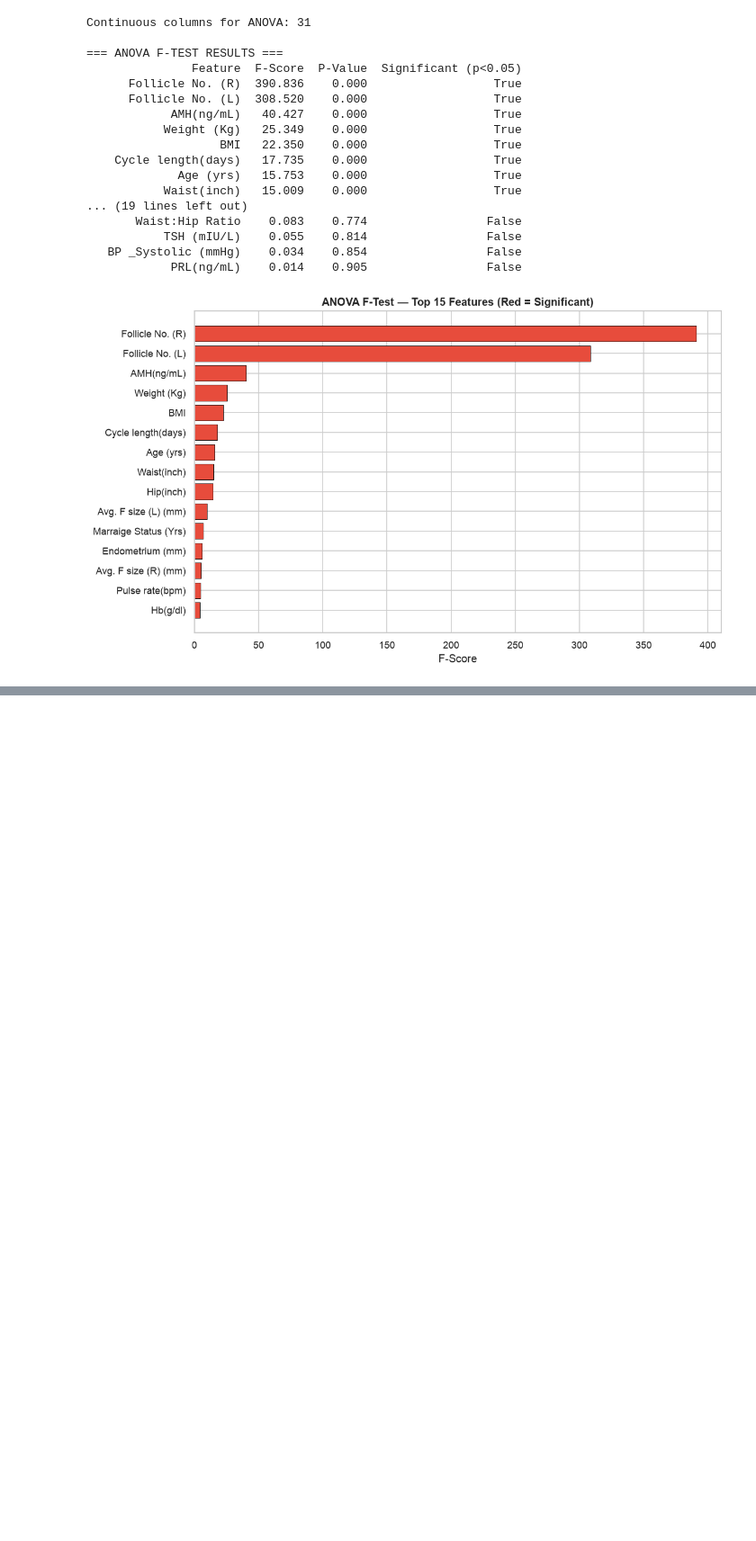
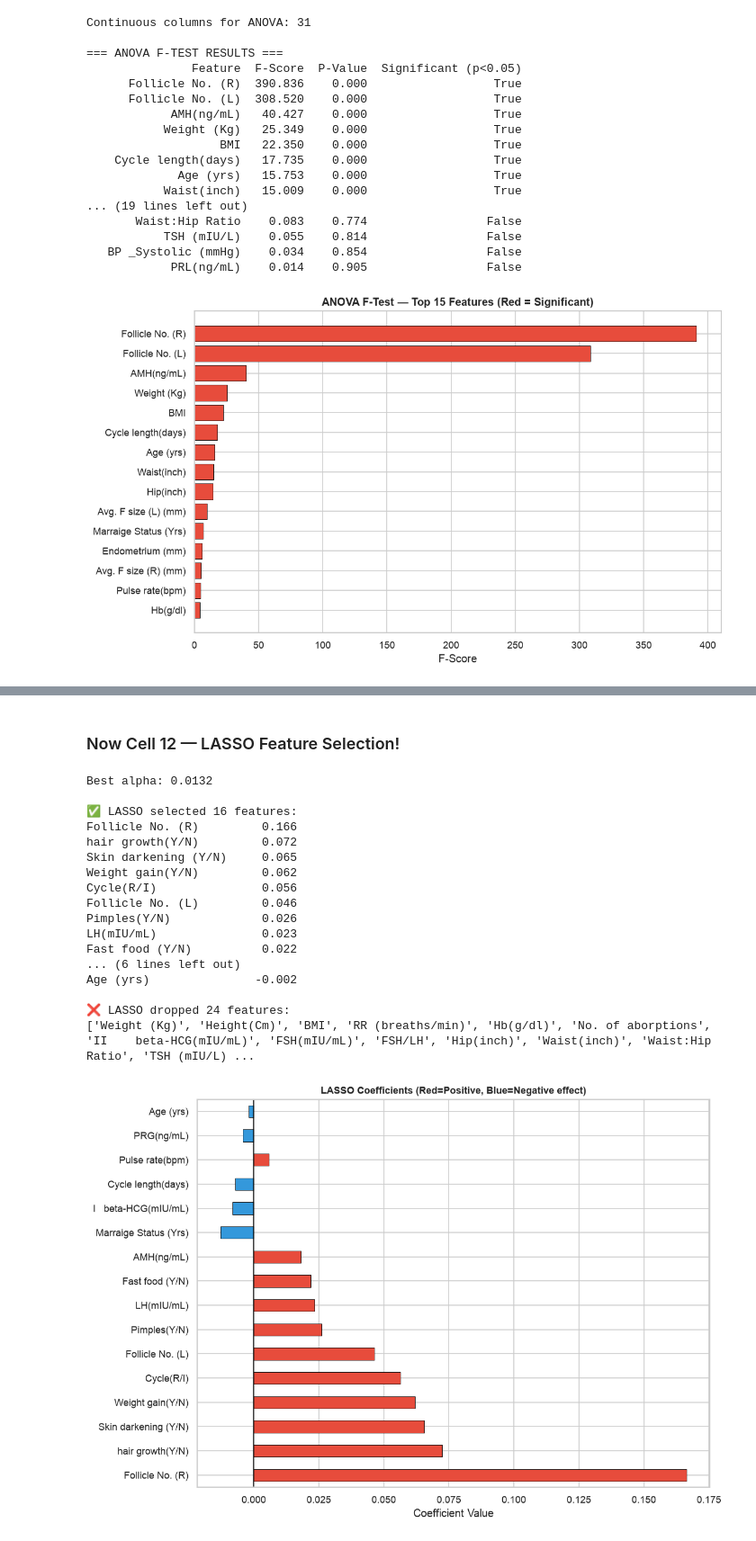
Before and after one commit to annnx7172-cell/PMOS_PROJECT, a Jupyter notebook: notebook/Block2_Preprocessing.ipynb, the cells around one changed output, grey strips where cells are left out. Shown at 90% size. Drawn from its saved outputs; the diff is of its cells as text; code cells hidden in the pictures; blank space fills up the shorter version.

Commit message:
Block 2 — LASSO feature selection complete, 16 features selected

```diff
--- a/notebook/Block2_Preprocessing.ipynb
+++ b/notebook/Block2_Preprocessing.ipynb
@@ -289,0 +385,55 @@ Continuous columns for ANOVA: 31
+# %% [markdown]
+### Now Cell 12 — LASSO Feature Selection!
+# %%
+# Scale features — LASSO is scale sensitive
+scaler_temp = StandardScaler()
+X_filled = X.fillna(X.median())
+X_scaled_temp = scaler_temp.fit_transform(X_filled)
+X_scaled_df = pd.DataFrame(X_scaled_temp, columns=X.columns)
+
+# LassoCV — finds best alpha via cross validation
+lasso = LassoCV(cv=5, random_state=42, max_iter=10000)
+lasso.fit(X_scaled_df, y)
+
+print(f'Best alpha: {lasso.alpha_:.4f}')
+
+# Features with non-zero coefficients
+lasso_coef = pd.Series(lasso.coef_, index=X.columns)
+lasso_selected = lasso_coef[lasso_coef != 0].sort_values(key=abs, ascending=False)
+lasso_dropped  = lasso_coef[lasso_coef == 0].index.tolist()
+
+print(f'\n✅ LASSO selected {len(lasso_selected)} features:')
+print(lasso_selected.round(4).to_string())
+print(f'\n❌ LASSO dropped {len(lasso_dropped)} features:')
+print(lasso_dropped)
+
+# Plot
+plt.figure(figsize=(10, 7))
+colors = ['#e74c3c' if v > 0 else '#3498db' for v in lasso_selected]
+lasso_selected.plot(kind='barh', color=colors, edgecolor='black', linewidth=0.5)
+plt.axvline(x=0, color='black', linewidth=1)
+plt.title('LASSO Coefficients (Red=Positive, Blue=Negative effect)',
+          fontsize=11, fontweight='bold')
+plt.xlabel('Coefficient Value')
+plt.tight_layout()
+plt.savefig('outputs/plots/B2_04_lasso_coefficients.png', bbox_inches='tight')
+plt.show()
+# %% [output]
+Best alpha: 0.0132
+
+✅ LASSO selected 16 features:
+Follicle No. (R)         0.166
+hair growth(Y/N)         0.072
+Skin darkening (Y/N)     0.065
+Weight gain(Y/N)         0.062
+Cycle(R/I)               0.056
+Follicle No. (L)         0.046
+Pimples(Y/N)             0.026
+LH(mIU/mL)               0.023
+Fast food (Y/N)          0.022
+... (6 lines left out)
+Age (yrs)               -0.002
+
+❌ LASSO dropped 24 features:
+['Weight (Kg)', 'Height(Cm)', 'BMI', 'RR (breaths/min)', 'Hb(g/dl)', 'No. of aborptions', 'II    beta-HCG(mIU/mL)', 'FSH(mIU/mL)', 'FSH/LH', 'Hip(inch)', 'Waist(inch)', 'Waist:Hip Ratio', 'TSH (mIU/L) ...
+[figure, added]
```
Also changed, not shown: parts of 4 cells of this notebook.
